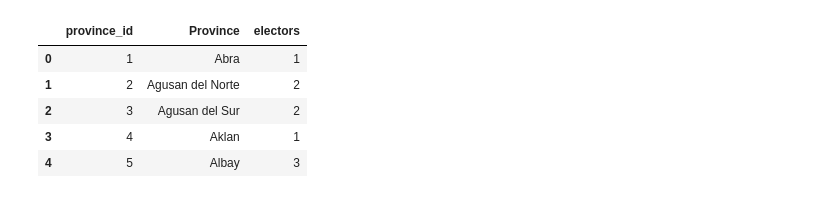
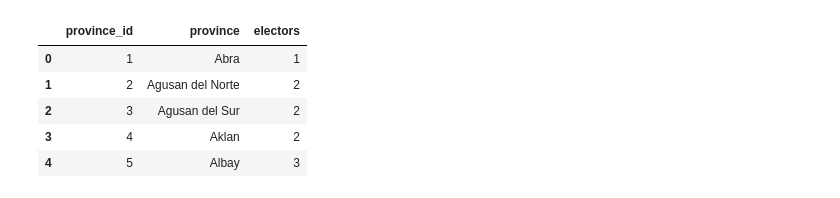
Before and after one commit to ronjonson/Electoral-PH, a Jupyter notebook: image_creator/province_name_adder.ipynb, the cells around one changed output. Cells and saved outputs as stored; diff of their text form; code cells hidden in the pictures.

```diff
--- a/image_creator/province_name_adder.ipynb
+++ b/image_creator/province_name_adder.ipynb
@@ -1,7 +1,7 @@
 # %%
 import pandas as pd
 # %%
-electors_df = pd.read_csv(r'C:\Users\Neil\Documents\Projects\Electoral-PH\Electoral-PH\image_creator\static\data\2010_Reps.csv', index_col=0)
+electors_df = pd.read_csv(r'C:\Users\Neil\Documents\Projects\Electoral-PH\Electoral-PH\image_creator\static\data\2022_Reps.csv', index_col=0)
 electors_df.head()
 # %% [output]
 |  | province_id | electors |
@@ -23,12 +23,12 @@ provinces_df.head()
 # %%
 df = pd.merge(electors_df, provinces_df, on='province_id')
-df = df[['province_id', 'Province', 'electors']]
+df = df[['province_id', 'province', 'electors']]
 df.head()
 # %% [output]
-|  | province_id | Province | electors |
+|  | province_id | province | electors |
 | 0 | 1 | Abra | 1 |
 | 1 | 2 | Agusan del Norte | 2 |
 | 2 | 3 | Agusan del Sur | 2 |
-| 3 | 4 | Aklan | 1 |
+| 3 | 4 | Aklan | 2 |
 | 4 | 5 | Albay | 3 |
 # %%
```
Also changed, not shown: parts of 4 cells of this notebook, 26 other files.
